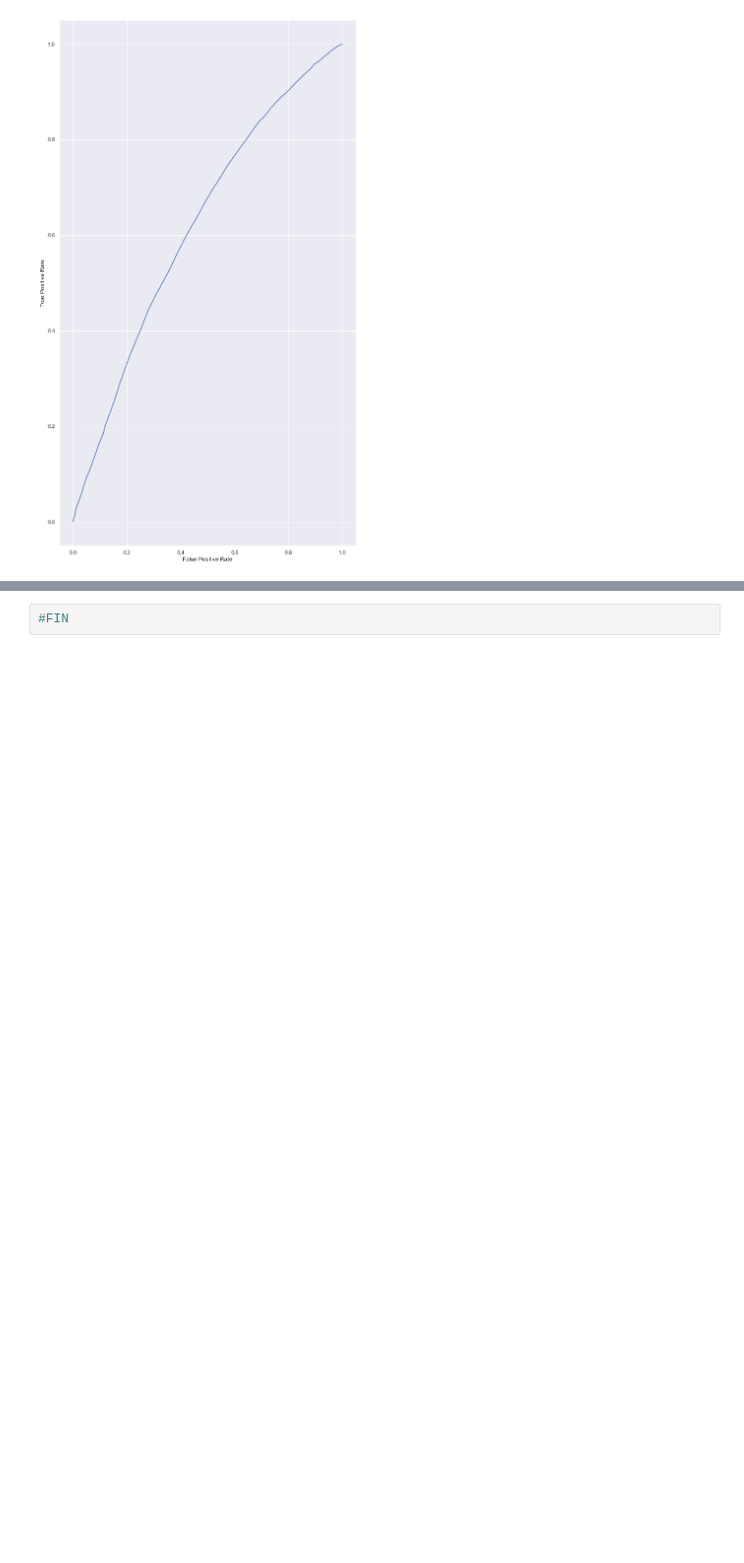
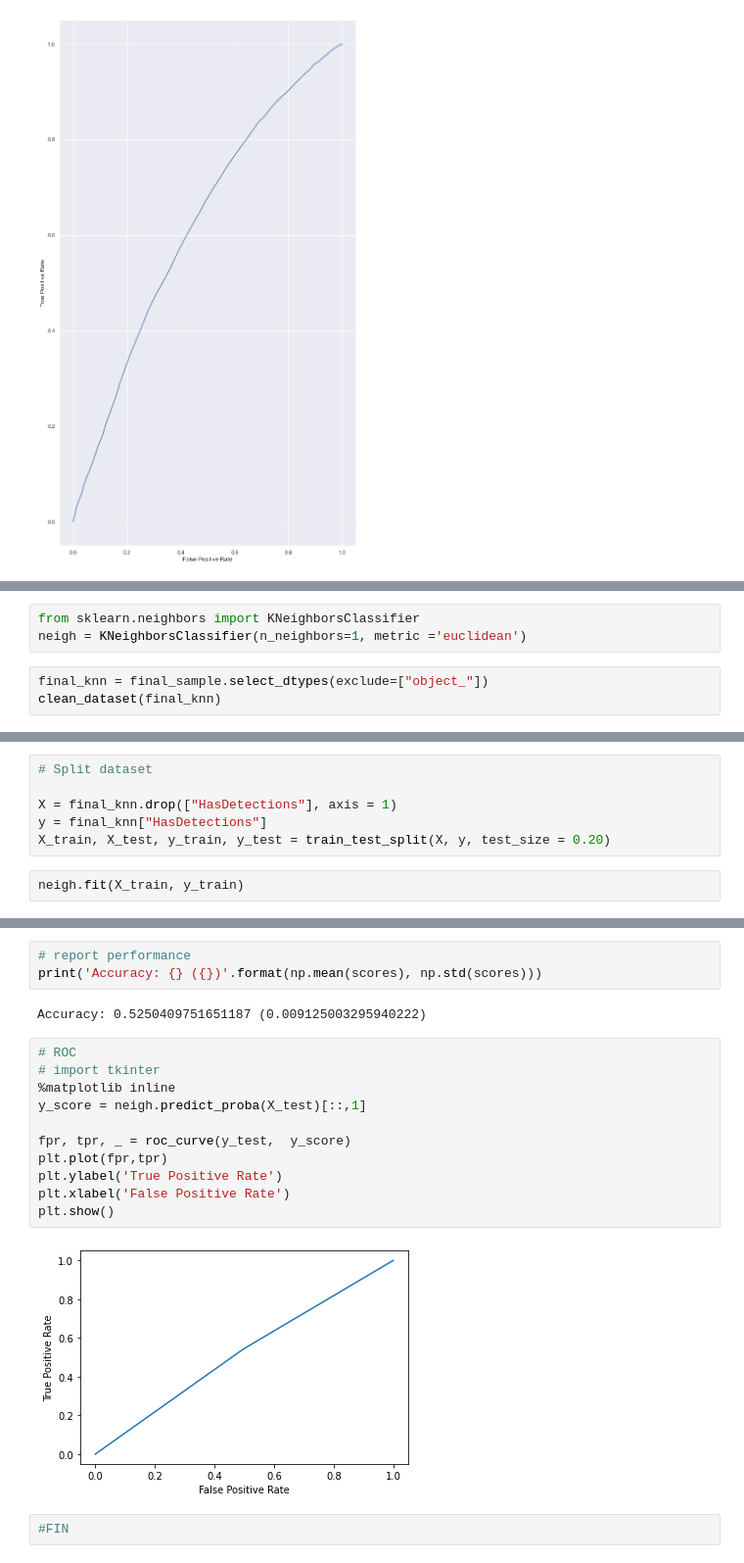
Before and after one commit to saritazavala/SDS-Proyecto2, a Jupyter notebook: Parte1.ipynb, the cells around one changed output, grey strips where cells are left out. Shown at 98% size. Drawn from its saved outputs; the diff is of its cells as text; blank space fills up the shorter version.

```diff
--- a/Parte1.ipynb
+++ b/Parte1.ipynb
@@ -1017,0 +1023,6 @@ plt.show()
+# %%
+from sklearn.neighbors import KNeighborsClassifier
+neigh = KNeighborsClassifier(n_neighbors=1, metric ='euclidean')
+# %%
+final_knn = final_sample.select_dtypes(exclude=["object_"])
+clean_dataset(final_knn)
@@ -1017,0 +1043,8 @@ plt.show()
+# %%
+# Split dataset
+
+X = final_knn.drop(["HasDetections"], axis = 1)
+y = final_knn["HasDetections"]
+X_train, X_test, y_train, y_test = train_test_split(X, y, test_size = 0.20)
+# %%
+neigh.fit(X_train, y_train)
@@ -1018,2 +1089,20 @@ plt.show()
+# %%
+# report performance
+print('Accuracy: {} ({})'.format(np.mean(scores), np.std(scores)))
+# %% [output]
+Accuracy: 0.5250409751651187 (0.009125003295940222)
+# %%
+# ROC
+# import tkinter
+%matplotlib inline
+y_score = neigh.predict_proba(X_test)[::,1]
+
+fpr, tpr, _ = roc_curve(y_test,  y_score)
+plt.plot(fpr,tpr)
+plt.ylabel('True Positive Rate')
+plt.xlabel('False Positive Rate')
+plt.show()
+# %% [output]
+[figure, added]
 # %%
 #FIN
```
Also changed, not shown: parts of 14 cells of this notebook, 1 other file.
